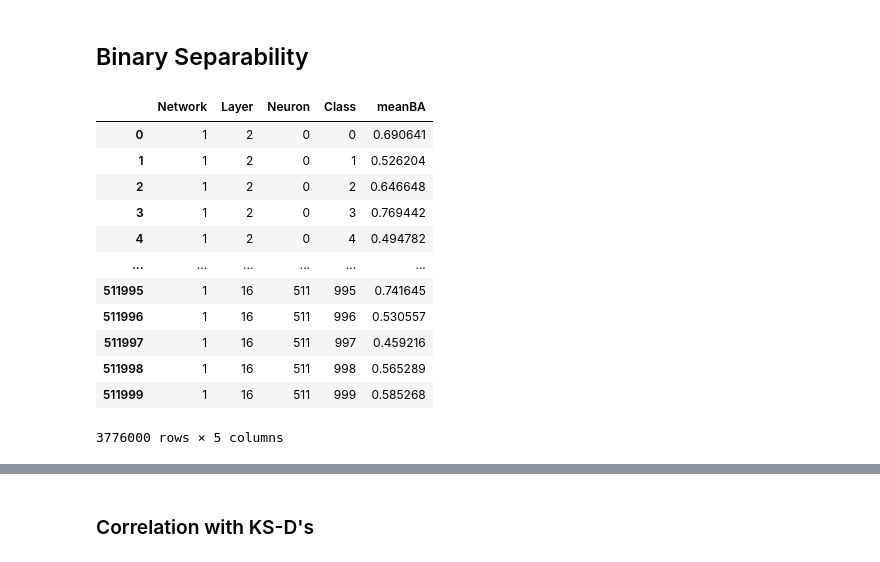
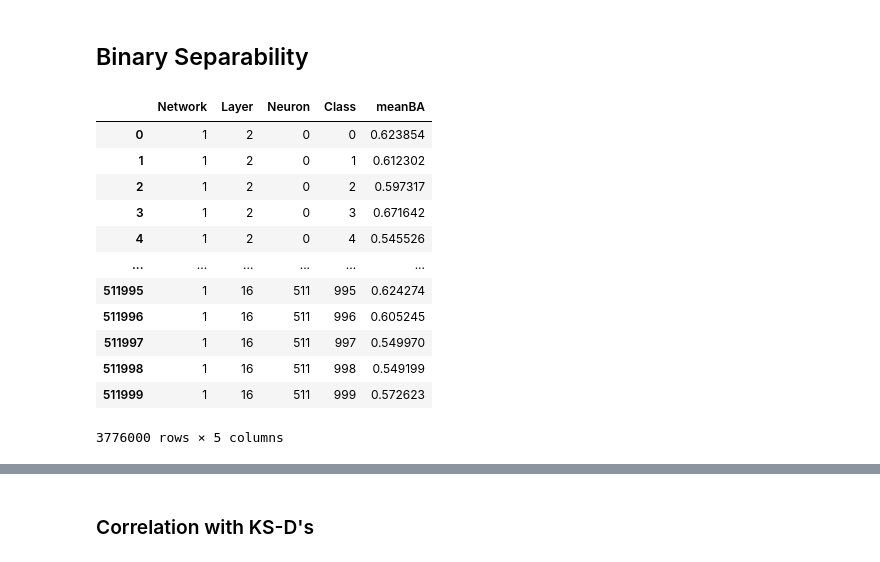
Before and after one commit to AwesomeLemon/structure-for-interpretability, a Jupyter notebook: plots_paper.ipynb, the cells around one changed output, grey strips where cells are left out. Cells and saved outputs as stored; diff of their text form; code cells hidden in the pictures.

```diff
--- a/plots_paper.ipynb
+++ b/plots_paper.ipynb
@@ -254,3 +258,32 @@ for c in ["Airplane", "Bird", "Frog", "Cat"]:
 [figure]
 [figure]
 [figure]
+# %%
+label_positions = {
+    "Airplane": ((0.15, 0.25), (0.3, 2.0)),
+    "Bird": ((0.2, 0.2), (-0.01, 4.8)),
+    "Frog": ((0.25, 0.2), (-0.01, 5.1)),
+    "Cat": ((0.2, 0.25), (-0.01, 4.8)),
+}
+
+for c in ["Airplane", "Bird", "Frog", "Cat"]:
+    df_data = df_acts_5_103[df_acts_5_103["Class"].str.contains(c)]
+
+    linestyles = ["--", "-"]
+    f, ax = plt.subplots(figsize=(6, 2.5))
+    ax_right = ax.twinx()
+    for (i, t) in enumerate(df_data["Type"].unique()):
+        df_data_type = df_data[df_data["Type"] == t]
+        sns.ecdfplot(data=df_data_type, x="Activations", linestyle=linestyles[i], ax=ax_right, color='black', linewidth=1.5)
+        sns.histplot(ax=ax, data=df_data_type, x="Activations", color="white", element="step", fill=True, linestyle=linestyles[i], label=t, stat="density", edgecolor="black", linewidth=1.5)
+
+    ksd, x_val = kolmogorov_smirnov_difference(df_data[df_data["Type"] == "Out-of-class"]['Activations'].values, df_data[df_data["Type"] == "In-class"]['Activations'].values, return_position=True)
+    ax_right.axvline(x_val, linestyle='dotted', color='black', linewidth=1.5)
+    ax.annotate("In-Class", (0.0, 0.0), label_positions[c][0], fontsize="medium");
+    ax.annotate("Out-of-Class", (0.0, 0.0), label_positions[c][1], fontsize="medium");
+    ax.set(yticklabels=[], yticks=[])
+    ax_right.set(yticklabels=[], yticks=[], ylabel='')
+    ax.set_title(df_data["Class"][0].to_list()[0].replace("Diff.", "Difference"), fontsize='large')
+    # p.text(*label_positions[c][2], df_data["Class"][0].to_list()[0], fontsize="large");
+    sns.despine()
+    plt.show()
@@ -884,31 +922,31 @@ sns.despine()
 # %%
 layers = range(15)
 df_list = []
 for li in layers:
-    df = pd.read_csv(f"binary_separability_imagenet_val_nofolds_{li}.csv").rename(columns={"layer_name": "Layer", "neuron_idx": "Neuron", "class_idx": "Class", 'mean_balanced_acc': 'meanBA'})
+    df = pd.read_csv(f"binary_separability_imagenet_val_cv_{li}.csv").rename(columns={"layer_name": "Layer", "neuron_idx": "Neuron", "class_idx": "Class", 'mean_balanced_acc': 'meanBA'})
     df['Network'] = 1
     df = df[['Network', 'Layer', 'Neuron', 'Class', 'meanBA']]
     df_list.append(df)
 df_bin_sep_imagenet = pd.concat(df_list)
 k = df_bin_sep_imagenet["Layer"].unique()
 v = np.arange(len(df_bin_sep_imagenet["Layer"].unique()))+2
 ln_map = {k_:v_ for k_, v_ in zip(k, v)}
 
 df_bin_sep_imagenet["Layer"] = df_bin_sep_imagenet["Layer"].map(ln_map)
 df_bin_sep_imagenet
 # %% [output]
 |  | Network | Layer | Neuron | Class | meanBA |
-| 0 | 1 | 2 | 0 | 0 | 0.690641 |
-| 1 | 1 | 2 | 0 | 1 | 0.526204 |
-| 2 | 1 | 2 | 0 | 2 | 0.646648 |
-| 3 | 1 | 2 | 0 | 3 | 0.769442 |
-| 4 | 1 | 2 | 0 | 4 | 0.494782 |
+| 0 | 1 | 2 | 0 | 0 | 0.623854 |
+| 1 | 1 | 2 | 0 | 1 | 0.612302 |
+| 2 | 1 | 2 | 0 | 2 | 0.597317 |
+| 3 | 1 | 2 | 0 | 3 | 0.671642 |
+| 4 | 1 | 2 | 0 | 4 | 0.545526 |
 | ... | ... | ... | ... | ... | ... |
-| 511995 | 1 | 16 | 511 | 995 | 0.741645 |
-| 511996 | 1 | 16 | 511 | 996 | 0.530557 |
-| 511997 | 1 | 16 | 511 | 997 | 0.459216 |
-| 511998 | 1 | 16 | 511 | 998 | 0.565289 |
-| 511999 | 1 | 16 | 511 | 999 | 0.585268 |
+| 511995 | 1 | 16 | 511 | 995 | 0.624274 |
+| 511996 | 1 | 16 | 511 | 996 | 0.605245 |
+| 511997 | 1 | 16 | 511 | 997 | 0.549970 |
+| 511998 | 1 | 16 | 511 | 998 | 0.549199 |
+| 511999 | 1 | 16 | 511 | 999 | 0.572623 |
 3776000 rows × 5 columns
 # %%
 df = df_bin_sep_imagenet
```
Also changed, not shown: parts of 7 cells of this notebook, 2 other files.
